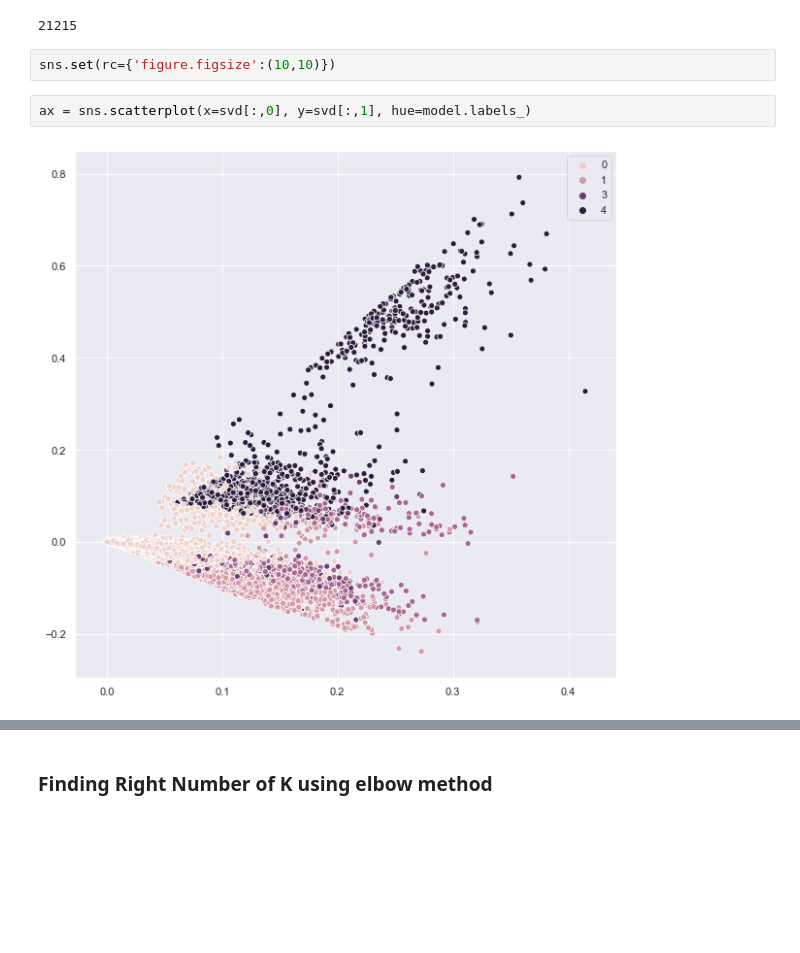
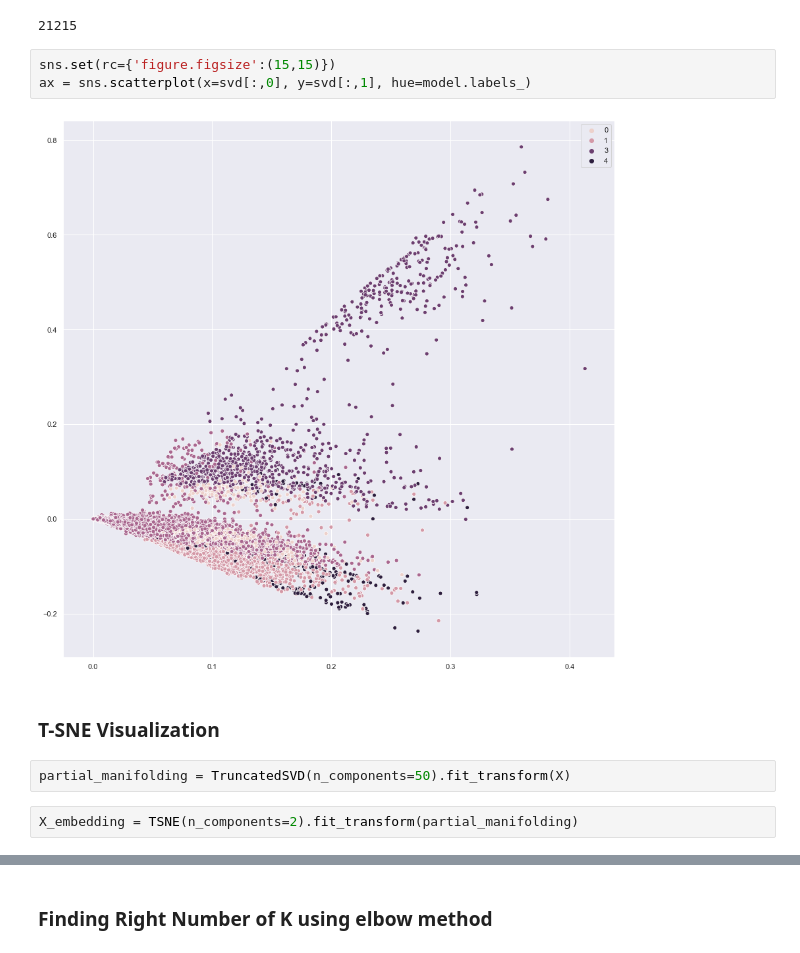
Before and after one commit to m-yasir/ai-lab, a Jupyter notebook: project.ipynb, the cells around one changed output, grey strips where cells are left out. Cells and saved outputs as stored; diff of their text form; blank space fills up the shorter version.

Commit message:
Add section to use T-SNE for visualization instead of just SVD. Update figure sizes for SVD and T-SNE visualizations.

```diff
--- a/project.ipynb
+++ b/project.ipynb
@@ -177,9 +178,14 @@ len(svd[:,1])
 len(svd[:,0])
 # %% [output]
 21215
-# %%
-sns.set(rc={'figure.figsize':(10,10)})
 # %%
+sns.set(rc={'figure.figsize':(15,15)})
 ax = sns.scatterplot(x=svd[:,0], y=svd[:,1], hue=model.labels_)
 # %% [output]
-[figure, old version]
+[figure, new version]
+# %% [markdown]
+### T-SNE Visualization
+# %%
+partial_manifolding = TruncatedSVD(n_components=50).fit_transform(X)
+# %%
+X_embedding = TSNE(n_components=2).fit_transform(partial_manifolding)
```
Also changed, not shown: parts of 5 cells of this notebook.
